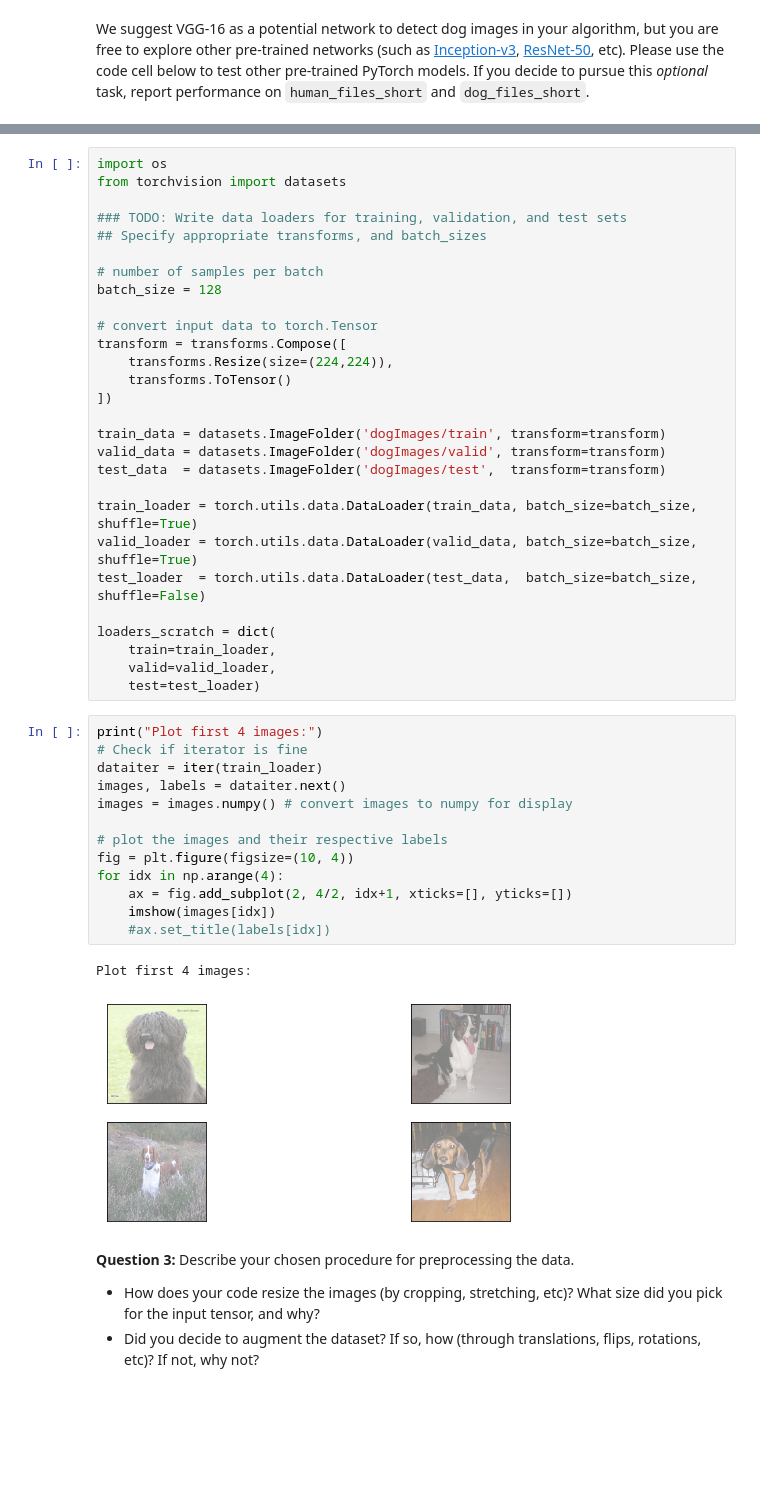
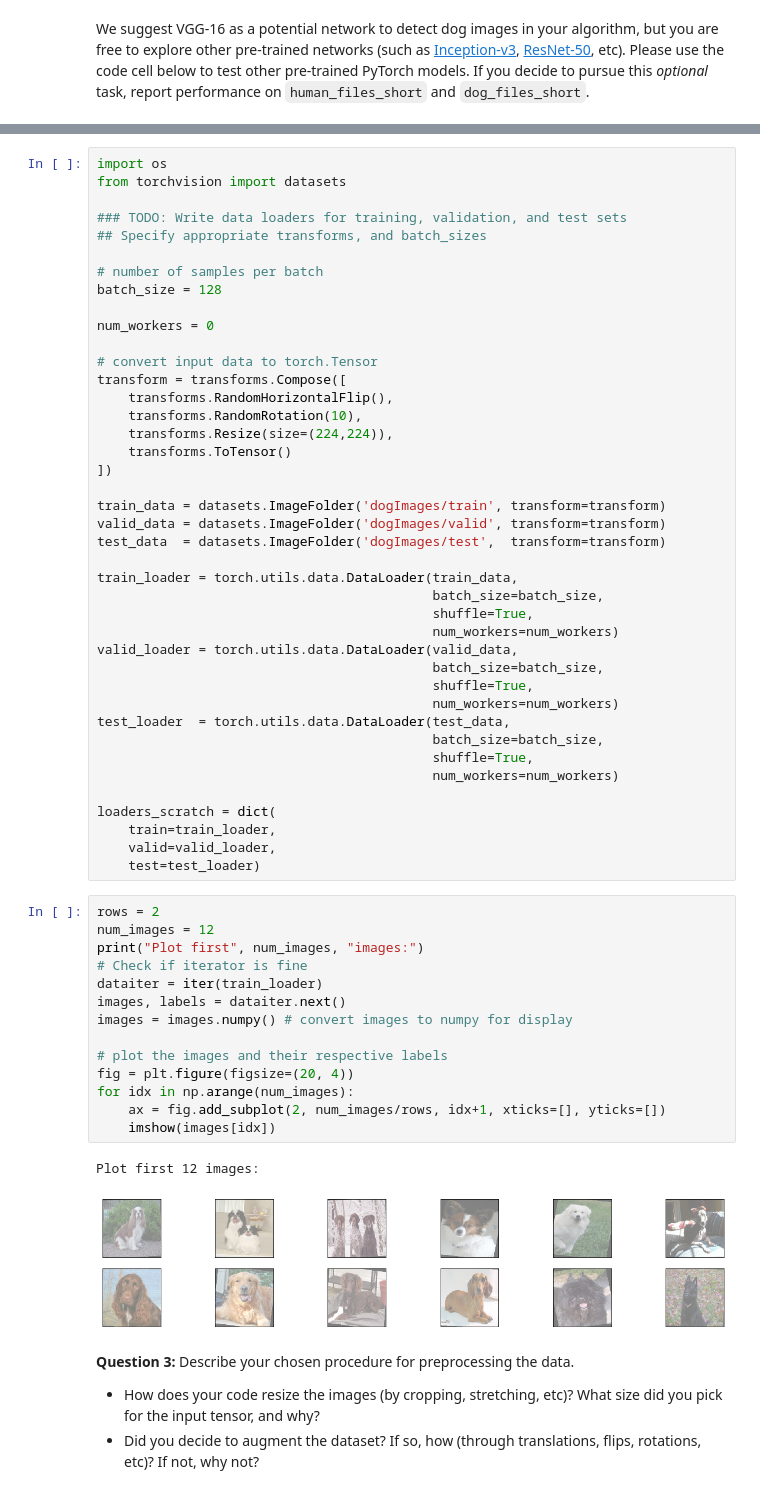
Before and after one commit to todeschini-felipe/udacity, a Jupyter notebook: deep-learning-v2-pytorch-master/project-dog-classification/dog_app.ipynb, the cells around one changed output, grey strips where cells are left out. Cells and saved outputs as stored; diff of their text form; blank space fills up the shorter version.

Commit message:
Finished dog_app
This commit includes the full jupyter notebook with all outputs and additional images for testing the transfer learning NN.

```diff
--- a/deep-learning-v2-pytorch-master/project-dog-classification/dog_app.ipynb
+++ b/deep-learning-v2-pytorch-master/project-dog-classification/dog_app.ipynb
@@ -355,8 +457,12 @@ from torchvision import datasets
 # number of samples per batch
 batch_size = 128
 
+num_workers = 0
+
 # convert input data to torch.Tensor
 transform = transforms.Compose([
+    transforms.RandomHorizontalFlip(),
+    transforms.RandomRotation(10),
     transforms.Resize(size=(224,224)),
     transforms.ToTensor()
 ])
@@ -365,30 +471,40 @@ train_data = datasets.ImageFolder('dogImages/train', transform=transform)
 valid_data = datasets.ImageFolder('dogImages/valid', transform=transform)
 test_data  = datasets.ImageFolder('dogImages/test',  transform=transform)
 
-train_loader = torch.utils.data.DataLoader(train_data, batch_size=batch_size, shuffle=True)
-valid_loader = torch.utils.data.DataLoader(valid_data, batch_size=batch_size, shuffle=True)
-test_loader  = torch.utils.data.DataLoader(test_data,  batch_size=batch_size, shuffle=False)
+train_loader = torch.utils.data.DataLoader(train_data,
+                                           batch_size=batch_size,
+                                           shuffle=True,
+                                           num_workers=num_workers)
+valid_loader = torch.utils.data.DataLoader(valid_data,
+                                           batch_size=batch_size,
+                                           shuffle=True,
+                                           num_workers=num_workers)
+test_loader  = torch.utils.data.DataLoader(test_data,
+                                           batch_size=batch_size,
+                                           shuffle=True,
+                                           num_workers=num_workers)
 
 loaders_scratch = dict(
     train=train_loader,
     valid=valid_loader,
     test=test_loader)
 # %%
-print("Plot first 4 images:")
+rows = 2
+num_images = 12
+print("Plot first", num_images, "images:")
 # Check if iterator is fine
 dataiter = iter(train_loader)
 images, labels = dataiter.next()
 images = images.numpy() # convert images to numpy for display
 
 # plot the images and their respective labels
-fig = plt.figure(figsize=(10, 4))
-for idx in np.arange(4):
-    ax = fig.add_subplot(2, 4/2, idx+1, xticks=[], yticks=[])
+fig = plt.figure(figsize=(20, 4))
+for idx in np.arange(num_images):
+    ax = fig.add_subplot(2, num_images/rows, idx+1, xticks=[], yticks=[])
     imshow(images[idx])
-    #ax.set_title(labels[idx])
 # %% [output]
-Plot first 4 images:
+Plot first 12 images:
-[figure, old version]
+[figure, new version]
 # %% [markdown]
 **Question 3:** Describe your chosen procedure for preprocessing the data.
 - How does your code resize the images (by cropping, stretching, etc)?  What size did you pick for the input tensor, and why?
```
Also changed, not shown: parts of 41 cells of this notebook, 8 other files.
